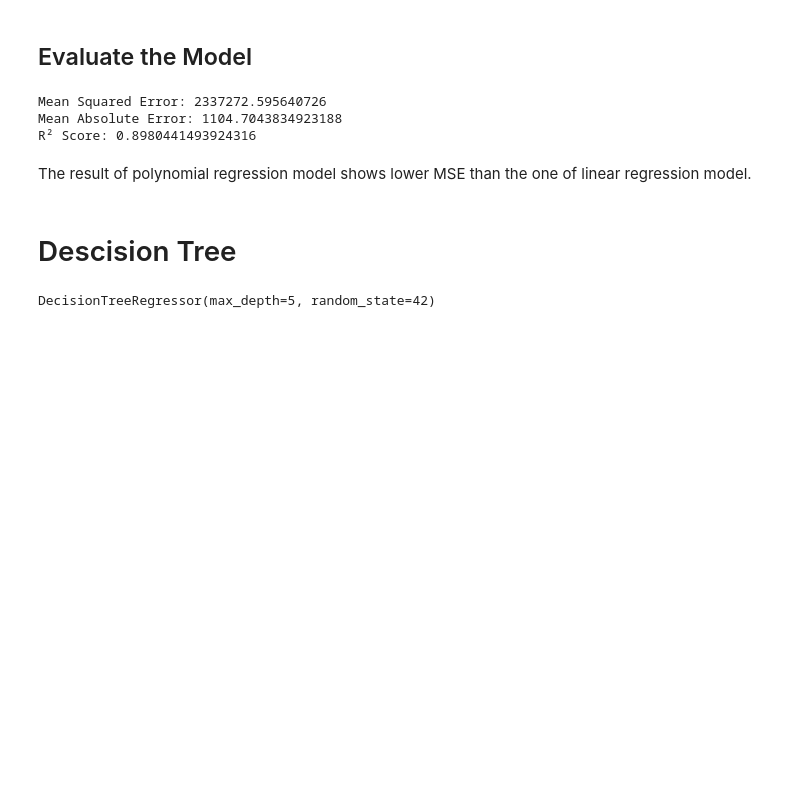
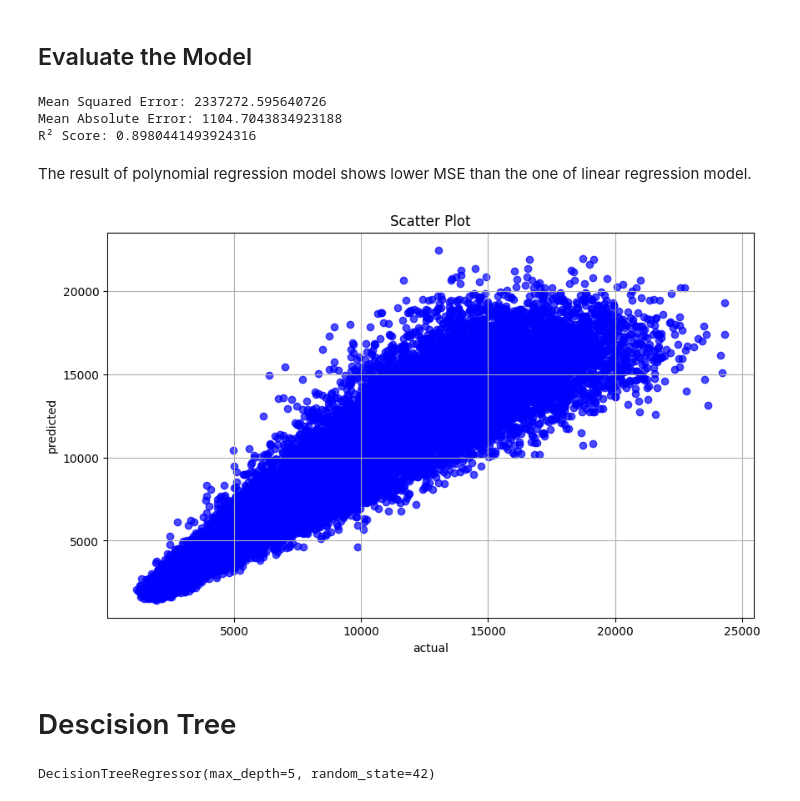
Before and after one commit to BlancJH/Customer-Purchase-Behaviour-Analysis, a Jupyter notebook: notebooks/model_experiments.ipynb, the cells around one changed output. Cells and saved outputs as stored; diff of their text form; code cells hidden in the pictures; blank space fills up the shorter version.

Commit message:
Visualise Polynomial regression model

```diff
--- a/notebooks/model_experiments.ipynb
+++ b/notebooks/model_experiments.ipynb
@@ -118,6 +118,17 @@ Mean Absolute Error: 1104.7043834923188
 R² Score: 0.8980441493924316
 # %% [markdown]
 The result of polynomial regression model shows lower MSE than the one of linear regression model.
+# %%
+# Compress data to dataframe
+
+df_puchase_amount_income_prediction_polynomial = pd.DataFrame({
+    'actual': y_test,
+    'predicted': y_pred
+})
+# %%
+Visualisation.create_scatter_plot(df_puchase_amount_income_prediction_polynomial, 'actual', 'predicted')
+# %% [output]
+[figure, added]
 # %% [markdown]
 # Descision Tree
 # %%
```
